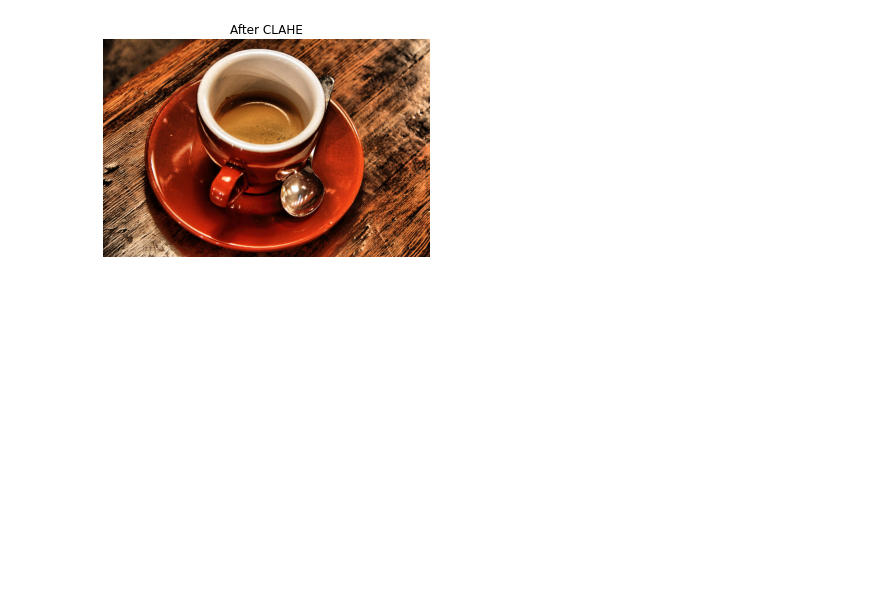
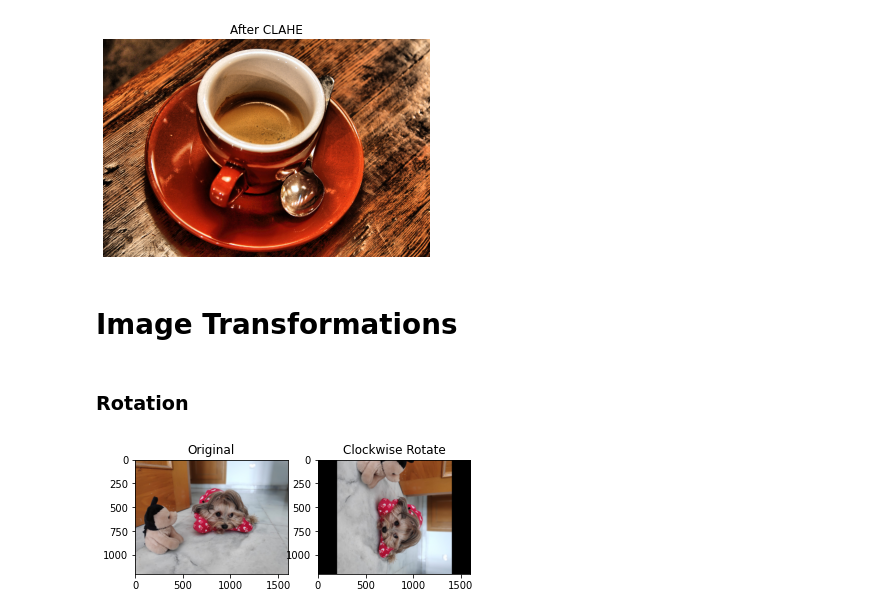
Before and after one commit to sikha2552/Python_ImageProcessing, a Jupyter notebook: Chapter2_Filtering.ipynb, the cells around one changed output. Saved outputs shown, nothing was run; the diff lists cells and outputs as text; code cells hidden in the pictures; blank space fills up the shorter version.

```diff
--- a/Chapter2_Filtering.ipynb
+++ b/Chapter2_Filtering.ipynb
@@ -148,3 +148,21 @@ plt.show()
 # %% [output]
 [figure]
 [figure]
+# %% [markdown]
+# **Image Transformations**
+# %%
+def show_image(original,transformed,title):
+  fig,axes=plt.subplots(nrows=1,ncols=2)
+  axes[0].imshow(original);axes[0].set_title('Original')
+  axes[1].imshow(transformed);axes[1].set_title(title)
+# %%
+import matplotlib.pyplot as plt
+im=plt.imread('/content/drive/MyDrive/MY_Learnings/DATACAMP-Courses/Python4Imgprocessing_Datacamp/Chapter3/miny.jpeg')
+# %% [markdown]
+### **Rotation**
+# %%
+from skimage.transform import rotate
+im_rot_clock=rotate(im,-90)
+show_image(im,im_rot_clock,'Clockwise Rotate')
+# %% [output]
+[figure, added]
```
Also changed, not shown: parts of 11 cells of this notebook.
